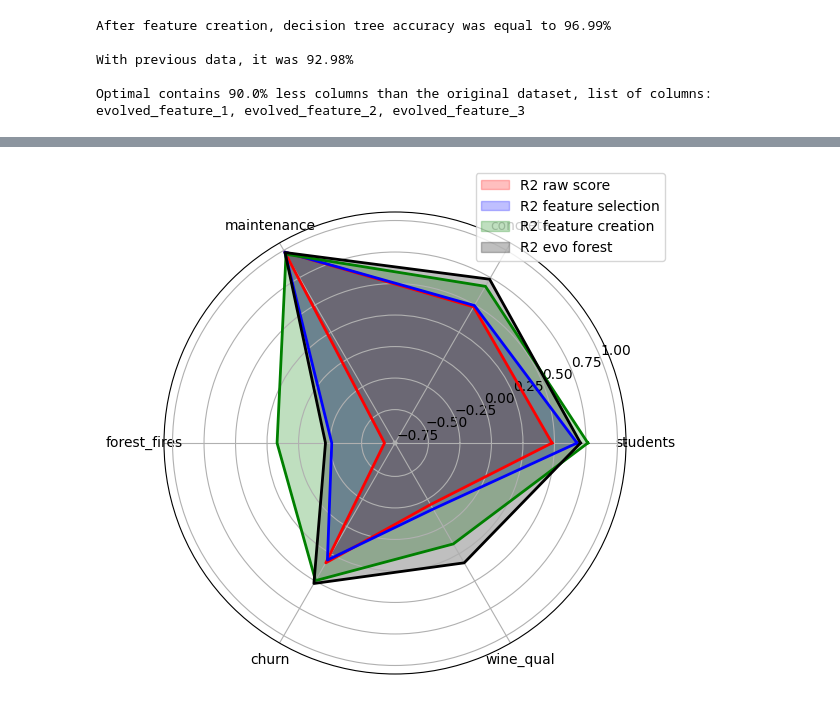
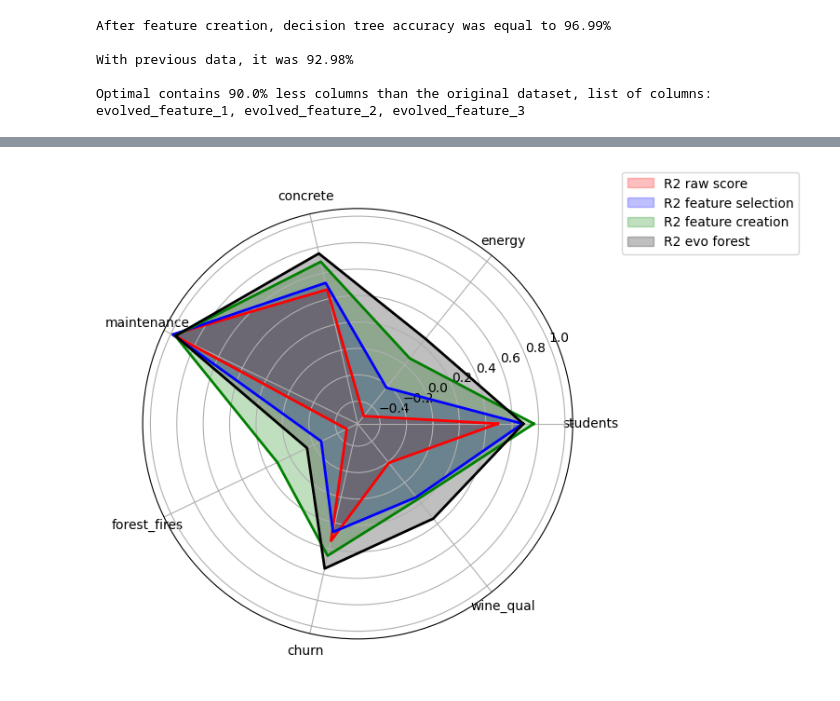
Before and after one commit to Filgar/efsc, a Jupyter notebook: playground.ipynb, the cells around one changed output, grey strips where cells are left out. Cells and saved outputs as stored; diff of their text form; code cells hidden in the pictures.

```diff
--- a/playground.ipynb
+++ b/playground.ipynb
@@ -104,7 +104,7 @@ from evolutionary_forest.forest import EvolutionaryForestRegressor
 from sklearn.metrics import r2_score
 MAX_PROCESSES = 1
 
-dataset_name = ['students', 'concrete', 'maintenance', 'forest_fires', 'churn', 'wine_qual']
+dataset_name = ['students', 'energy', 'concrete', 'maintenance', 'forest_fires', 'churn', 'wine_qual']
 
 r2_before = []
 r2_selection = []
@@ -203,32 +212,32 @@ angles = np.linspace(0, 2 * np.pi, num_vars, endpoint=False).tolist()
 # Complete the loop by appending the start to the end
 r2_before += [r2_before[0]]
 r2_selection += [r2_selection[0]]
 r2_creation += [r2_creation[0]]
 evo_forest += [evo_forest[0]]
 angles += [angles[0]]
 
 # Initialize the spider plot
 fig, ax = plt.subplots(figsize=(6, 6), subplot_kw={'projection': 'polar'})
 
 # Draw each list
 ax.fill(angles, r2_before, color='red', alpha=0.25, label='R2 raw score')
 ax.plot(angles, r2_before, color='red', linewidth=2, linestyle='solid')
 
 ax.fill(angles, r2_selection, color='blue', alpha=0.25, label='R2 feature selection')
 ax.plot(angles, r2_selection, color='blue', linewidth=2, linestyle='solid')
 
 ax.fill(angles, r2_creation, color='green', alpha=0.25, label='R2 feature creation')
 ax.plot(angles, r2_creation, color='green', linewidth=2, linestyle='solid')
 
 ax.fill(angles, evo_forest, color='black', alpha=0.25, label='R2 evo forest')
 ax.plot(angles, evo_forest, color='black', linewidth=2, linestyle='solid')
 
 # Add labels to each axis
 ax.set_xticks(angles[:-1])
 ax.set_xticklabels(dataset_name)
 
-ax.legend(loc='upper right', bbox_to_anchor=(1.1, 1.1))
+ax.legend(loc='upper left', bbox_to_anchor=(1.1, 1.1))
 
 plt.show()
 # %% [output]
-[figure, old version]
+[figure, new version]
```
Also changed, not shown: parts of 1 cell of this notebook, 1 other file.
